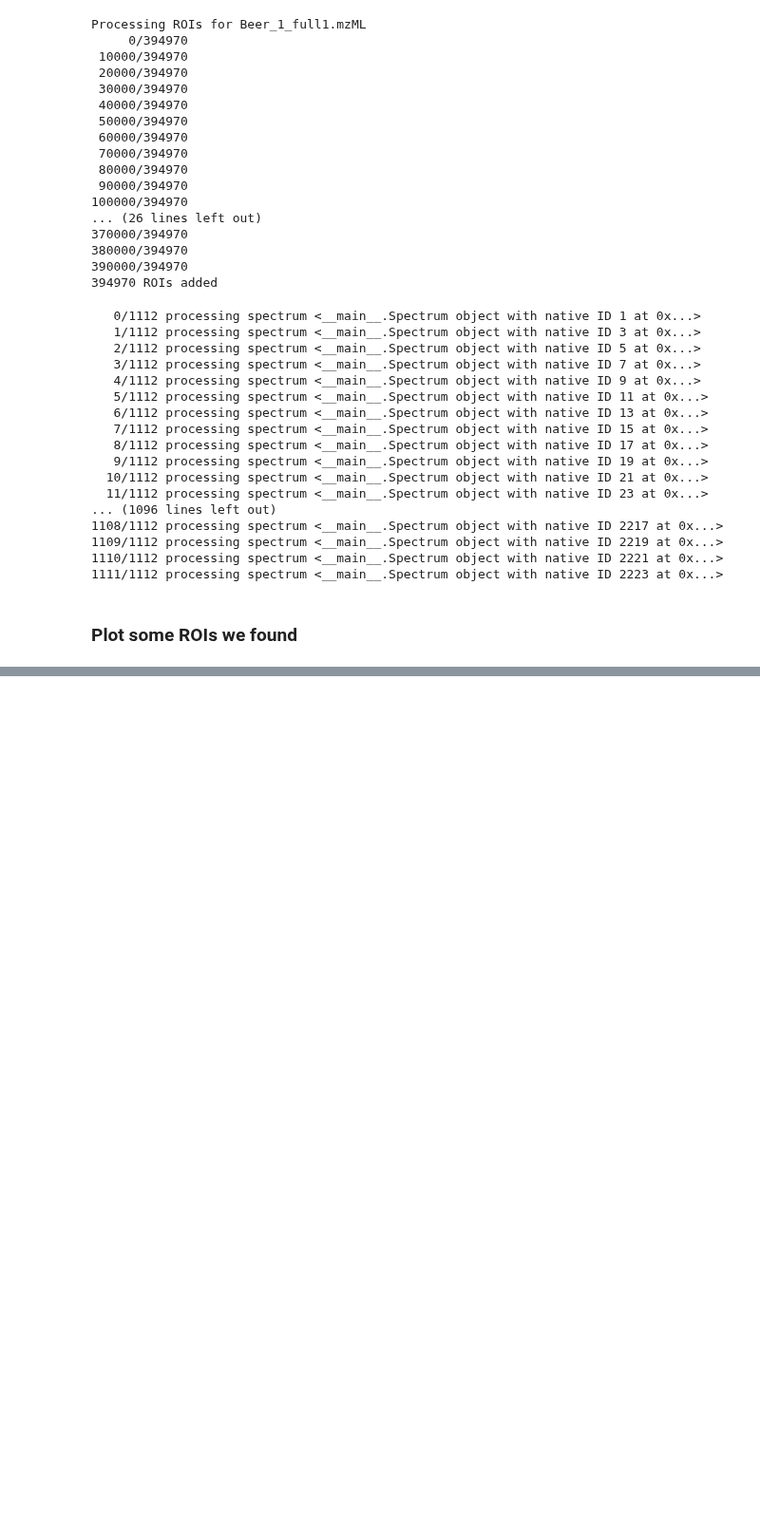
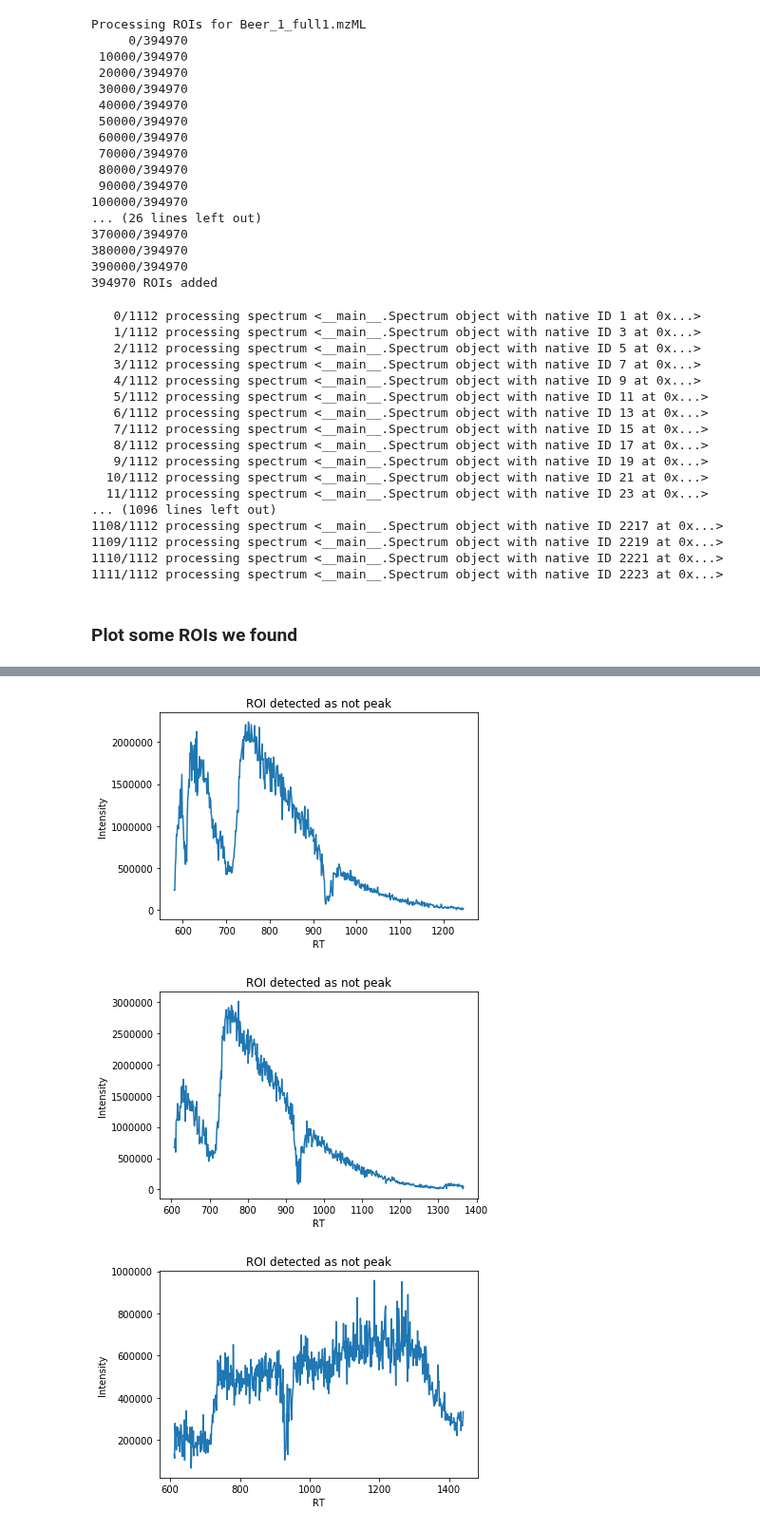
Before and after one commit to sdrogers/clms, a Jupyter notebook: Simulator/notebooks/roi_extraction.ipynb, the cells around one changed output, grey strips where cells are left out. Shown at 95% size. Saved outputs shown, nothing was run; the diff lists cells and outputs as text; code cells hidden in the pictures; blank space fills up the shorter version.

```diff
--- a/Simulator/notebooks/roi_extraction.ipynb
+++ b/Simulator/notebooks/roi_extraction.ipynb
@@ -200,0 +236,6 @@ for roi in rois_data['rois'][0:10]:
+# %%
+plot_roi(false_rois, 500, 'ROI detected as not peak')
+# %% [output]
+[figure, added]
+[figure, added]
+[figure, added]
```
Also changed, not shown: parts of 11 cells of this notebook.
